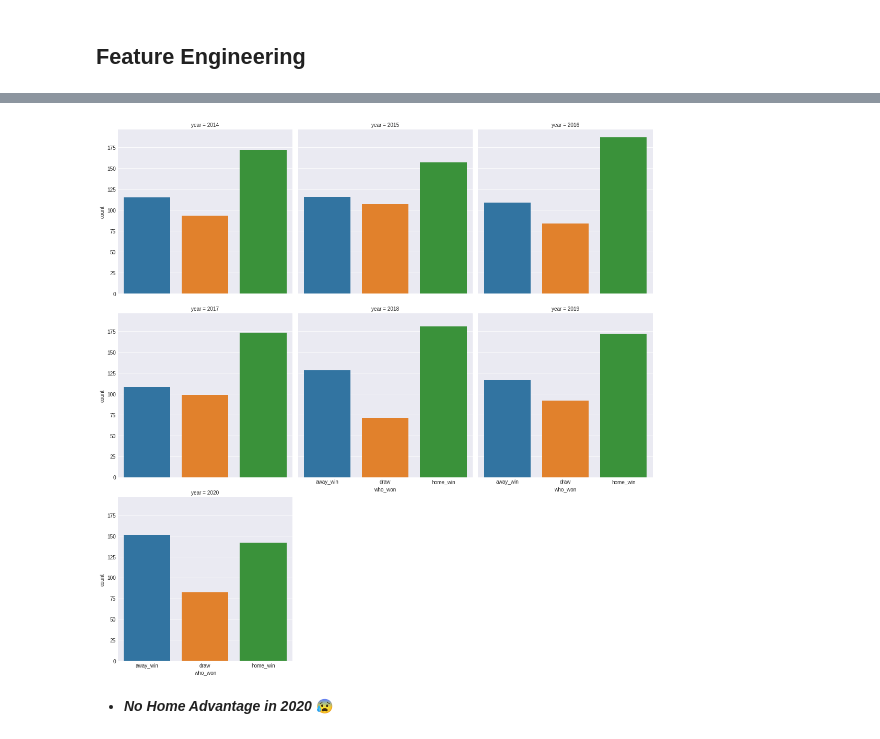
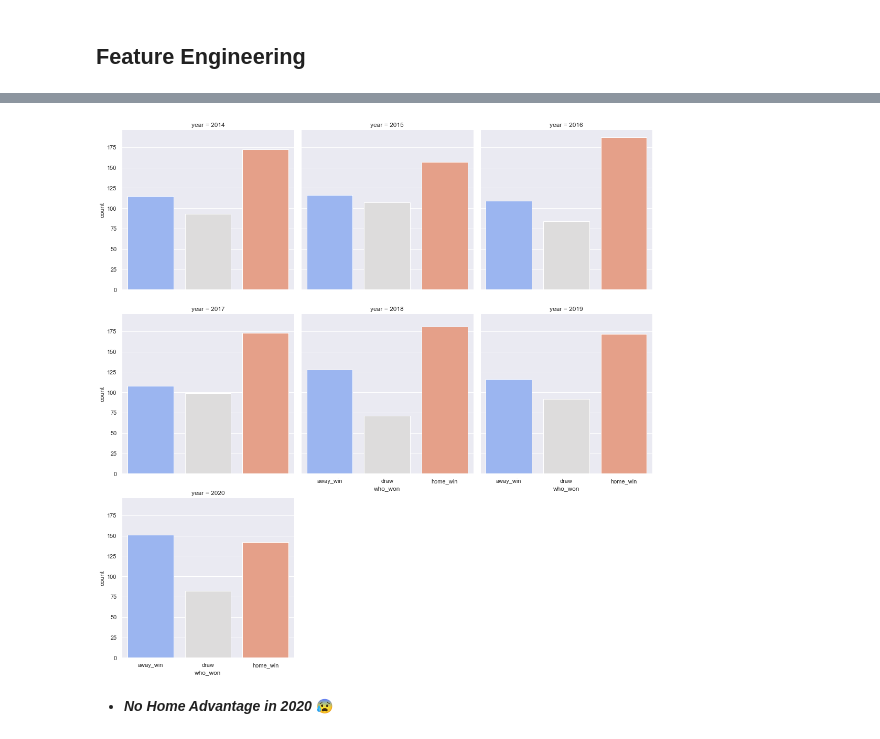
Before and after one commit to Numpy-hamoye/Flask-ML-Soccer, a Jupyter notebook: Premier_League_matches_2014–2020.ipynb, the cells around one changed output, grey strips where cells are left out. Drawn from its saved outputs; the diff is of its cells as text; code cells hidden in the pictures.

```diff
--- a/Premier_League_matches_2014–2020.ipynb
+++ b/Premier_League_matches_2014–2020.ipynb
@@ -51,7 +57,7 @@ import seaborn as sns
 ### Data Exploration
 # %%
 # Read in the Data
-all_matches = pd.read_csv('/content/drive/MyDrive/Hamoye/matchesall2014-2020.csv', index_col=0)
+all_matches = pd.read_csv('matchesall2014-2020.csv', index_col=0)
 
 # The first few rows of the data
 all_matches.head()
@@ -355,9 +419,9 @@ Name: who_won, dtype: int64
 # %%
 # Plot the home_win, away_win and draws in the respective years
-fig = sns.catplot(x="who_won", data=all_matches, col = "year", kind='count', col_wrap=3)
+fig = sns.catplot(x="who_won", data=all_matches, col = "year", kind='count', col_wrap=3, palette='coolwarm')
 plt.show()
 # %% [output]
-[figure, old version]
+[figure, new version]
 # %% [markdown]
 - ***No Home Advantage in 2020*** 😰
 # %% [markdown]
```
Also changed, not shown: parts of 34 cells of this notebook.
